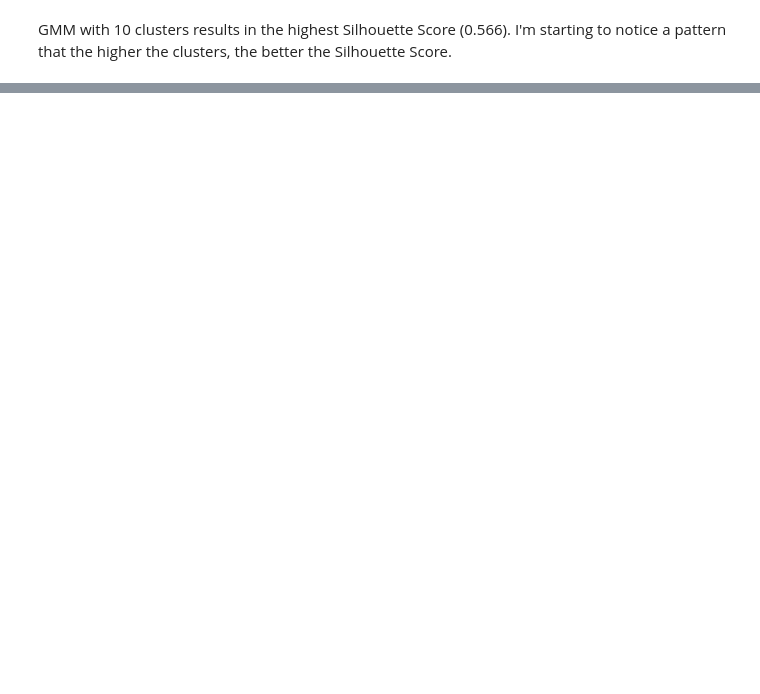
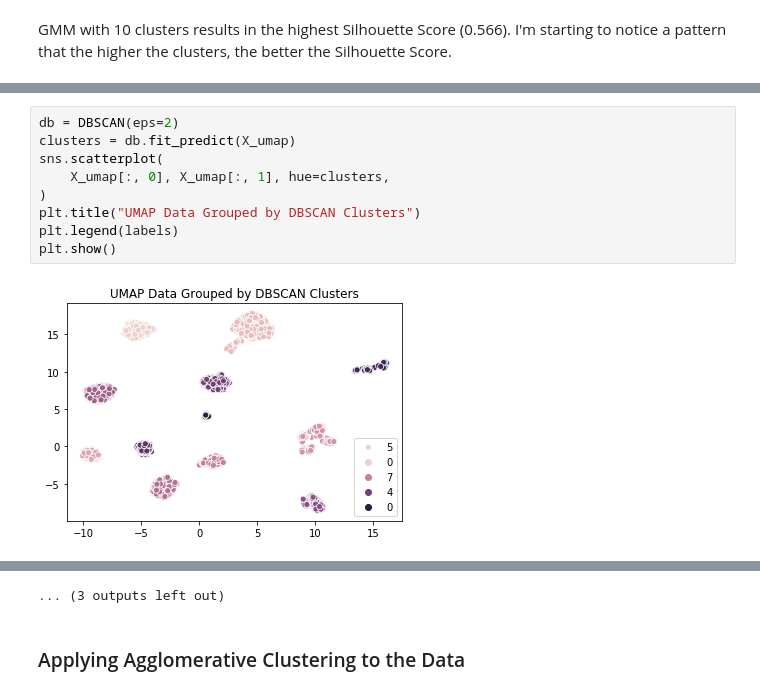
Before and after one commit to jhl126/For-Fun-LoL-Data, a Jupyter notebook: LoL Blue Wins Clustering.ipynb, the cells around one changed output, grey strips where cells are left out. Cells and saved outputs as stored; diff of their text form; blank space fills up the shorter version.

```diff
--- a/LoL Blue Wins Clustering.ipynb
+++ b/LoL Blue Wins Clustering.ipynb
@@ -878,0 +1035,11 @@ plt.show()
+# %%
+db = DBSCAN(eps=2)
+clusters = db.fit_predict(X_umap)
+sns.scatterplot(
+    X_umap[:, 0], X_umap[:, 1], hue=clusters,
+)
+plt.title("UMAP Data Grouped by DBSCAN Clusters")
+plt.legend(labels)
+plt.show()
+# %% [output]
+[figure, added]
@@ -878,0 +1057,3 @@ plt.show()
+... (3 outputs left out)
+# %% [markdown]
+### Applying Agglomerative Clustering to the Data
```
Also changed, not shown: parts of 19 cells of this notebook.
